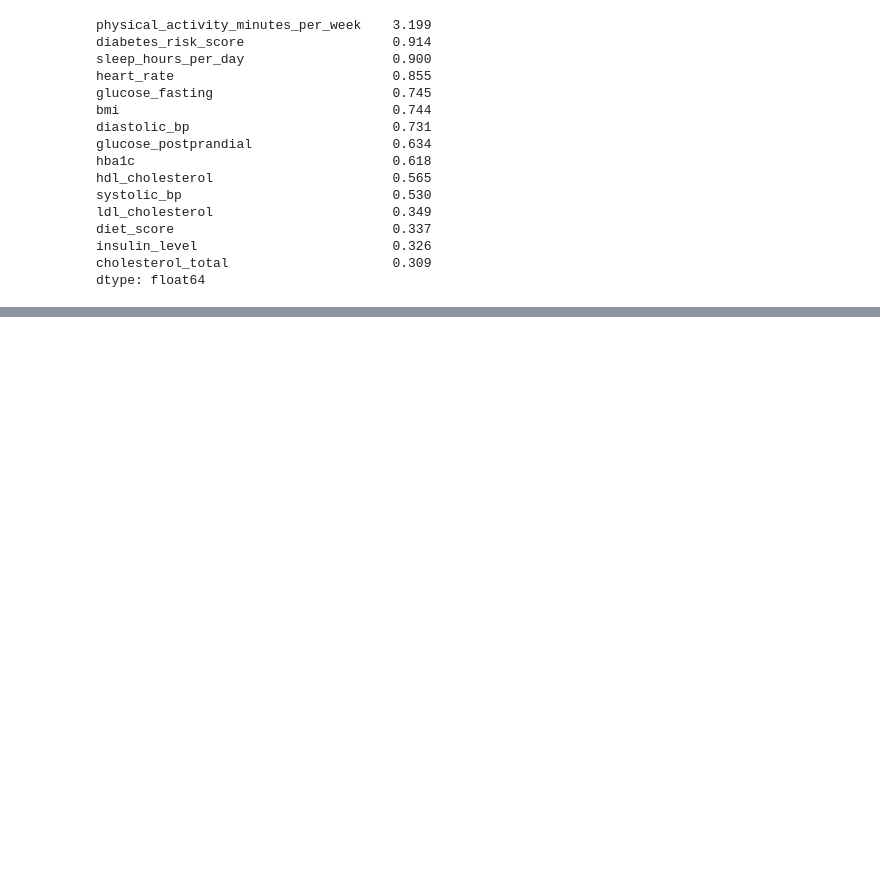
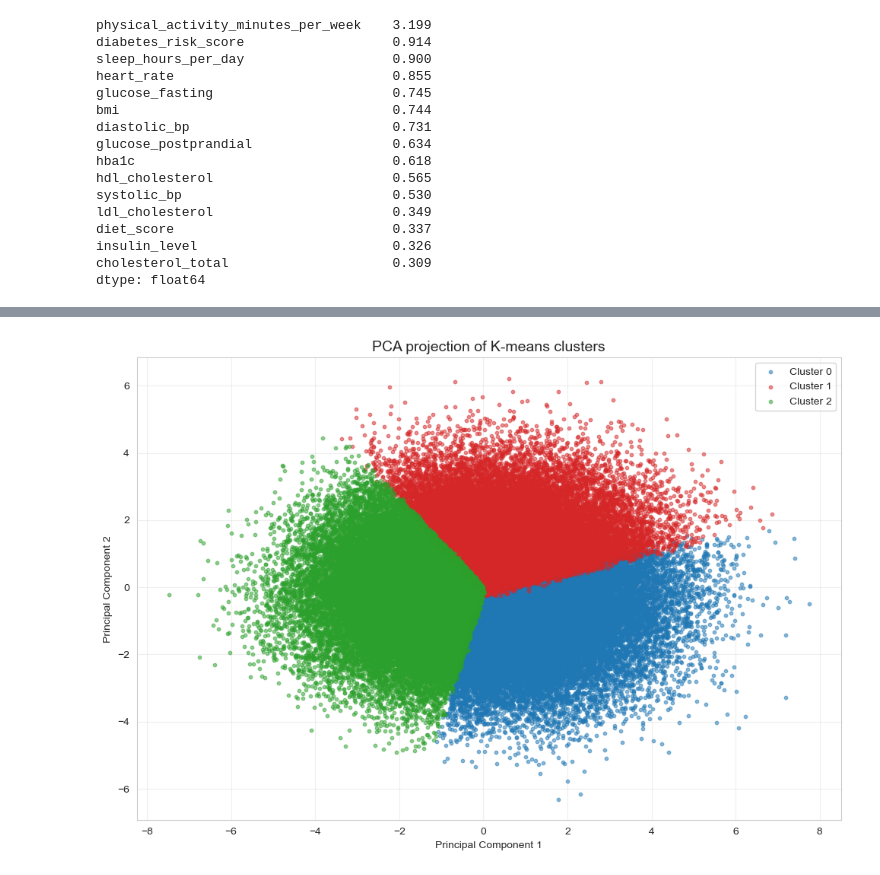
Before and after one commit to sofiaapri/IDS2025-Diabetes-Prediction, a Jupyter notebook: notebooks/EDA.ipynb, the cells around one changed output, grey strips where cells are left out. Saved outputs shown, nothing was run; the diff lists cells and outputs as text; code cells hidden in the pictures; blank space fills up the shorter version.

```diff
--- a/notebooks/EDA.ipynb
+++ b/notebooks/EDA.ipynb
@@ -151,0 +587,17 @@ dtype: float64
+# %%
+k = 3
+
+kmeans_pipeline = Pipeline(steps=[
+    ("preprocess", preprocess),
+    ("kmeans", KMeans(n_clusters=k, random_state=1, n_init=10))
+])
+
+cluster_labels = kmeans_pipeline.fit_predict(cluster_df)
+
+df["cluster_kmeans"] = cluster_labels
+
+print("Cluster counts:")
+print(df["cluster_kmeans"].value_counts().sort_index())
+
+print("\nCluster proportions (%):")
+print((df["cluster_kmeans"].value_counts(normalize=True).sort_index() * 100).round(1))
@@ -151,0 +702,37 @@ dtype: float64
+# %%
+from sklearn.decomposition import PCA
+
+# PCA to 2 components
+pca = PCA(n_components=2, random_state=1)
+X_pca = pca.fit_transform(X)
+
+# Add PCA components to df for plotting
+df["PCA1"] = X_pca[:, 0]
+df["PCA2"] = X_pca[:, 1]
+
+# Plot
+plt.figure(figsize=(10, 7))
+
+colors = {0: "#1f77b4", 1: "#d62728", 2: "#2ca02c"}
+labels = {0: "Cluster 0", 1: "Cluster 1", 2: "Cluster 2"}
+
+for c in [0, 1, 2]:
+    subset = df[df["cluster_kmeans"] == c]
+    plt.scatter(
+        subset["PCA1"],
+        subset["PCA2"],
+        s=10,
+        alpha=0.5,
+        color=colors[c],
+        label=labels[c]
+    )
+
+plt.title("PCA projection of K-means clusters", fontsize=14)
+plt.xlabel("Principal Component 1")
+plt.ylabel("Principal Component 2")
+plt.legend()
+plt.grid(alpha=0.3)
+plt.tight_layout()
+plt.show()
+# %% [output]
+[figure, added]
```
Also changed, not shown: parts of 37 cells of this notebook.
